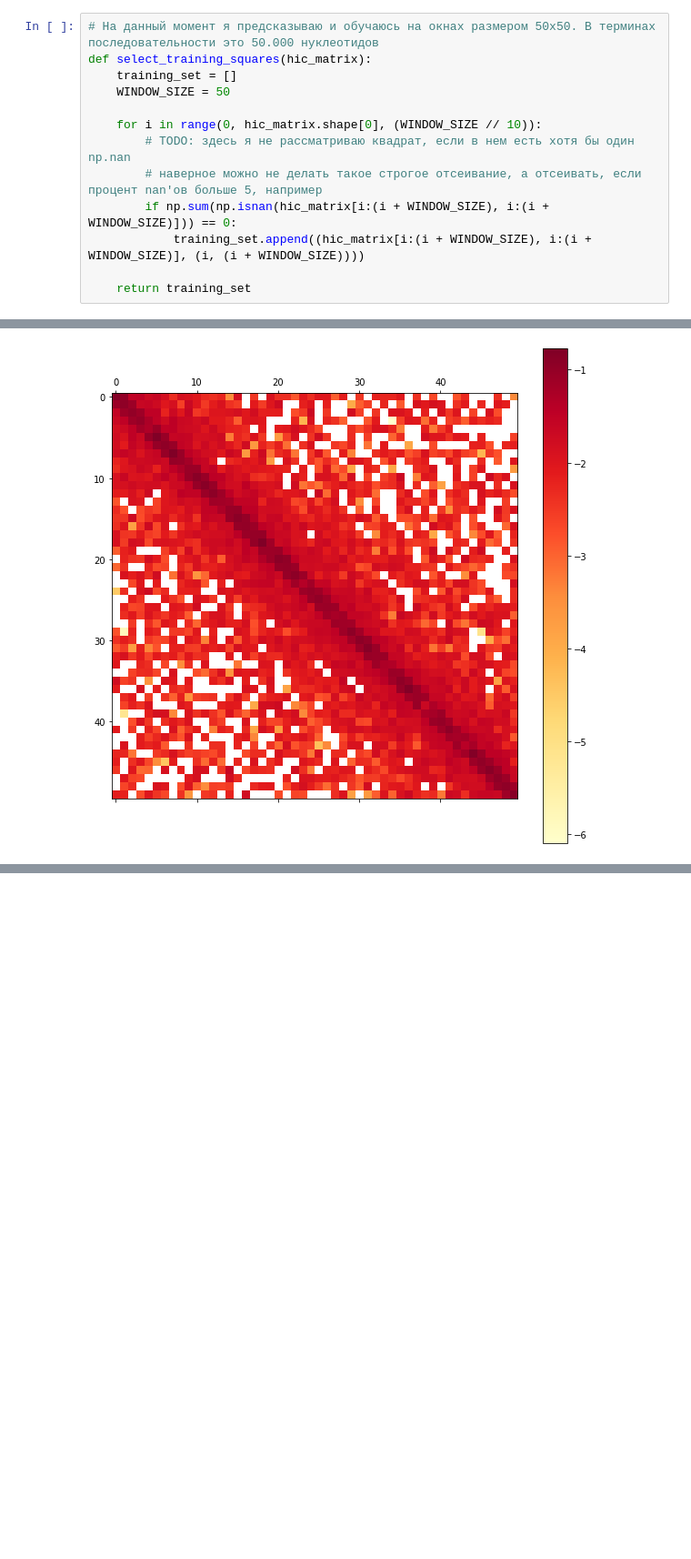
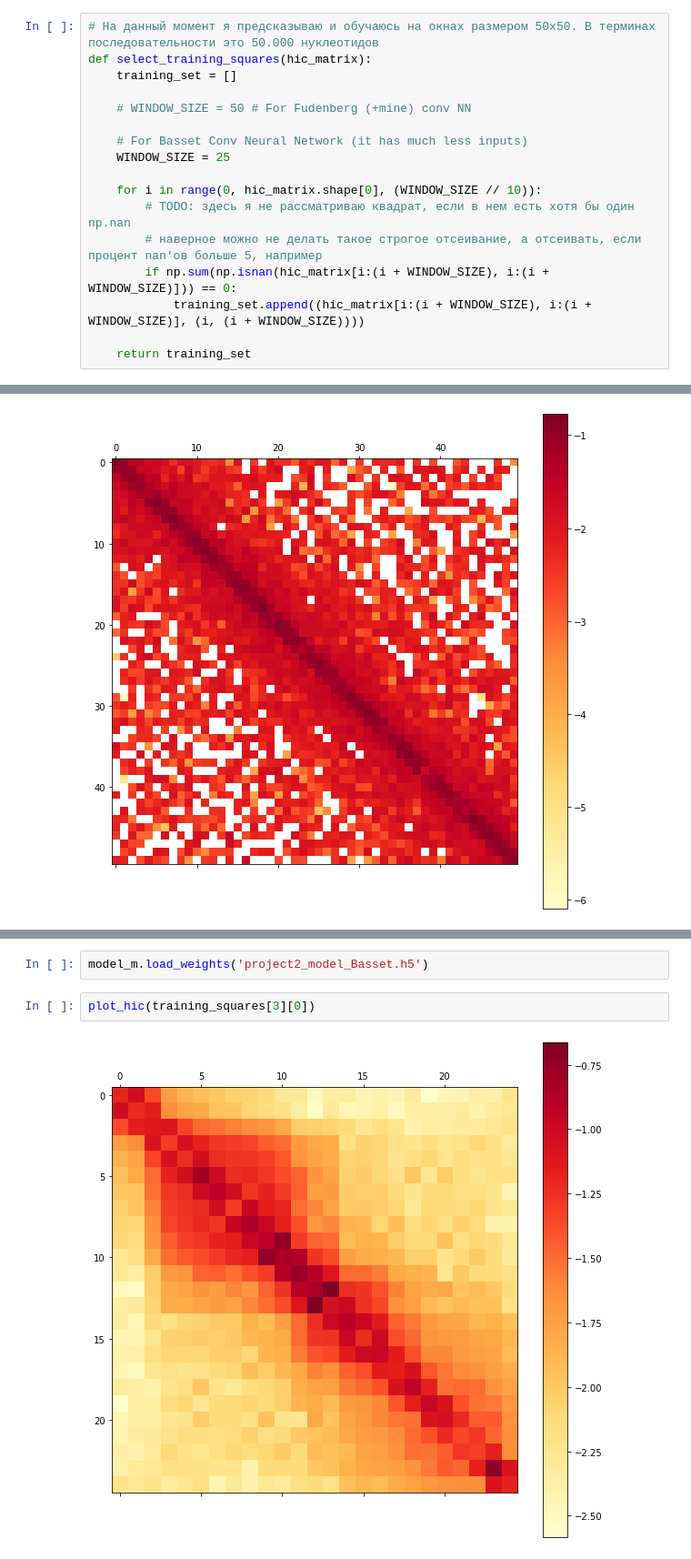
Before and after one commit to NeilAlishev/HiCPredictor, a Jupyter notebook: DeepHiCResearch.ipynb, the cells around one changed output, grey strips where cells are left out. Shown at 91% size. Cells and saved outputs as stored; diff of their text form; blank space fills up the shorter version.

Commit message:
Add Basset model

```diff
--- a/DeepHiCResearch.ipynb
+++ b/DeepHiCResearch.ipynb
@@ -53,7 +70,11 @@ def one_hot_dna(sequence):
 # На данный момент я предсказываю и обучаюсь на окнах размером 50x50. В терминах последовательности это 50.000 нуклеотидов
 def select_training_squares(hic_matrix):
     training_set = []
-    WINDOW_SIZE = 50
+
+    # WINDOW_SIZE = 50 # For Fudenberg (+mine) conv NN
+
+    # For Basset Conv Neural Network (it has much less inputs)
+    WINDOW_SIZE = 25
 
     for i in range(0, hic_matrix.shape[0], (WINDOW_SIZE // 10)):
         # TODO: здесь я не рассматриваю квадрат, если в нем есть хотя бы один np.nan
@@ -219,0 +298,6 @@ plot_hic(prediction.reshape((50, 50)))
+# %%
+model_m.load_weights('project2_model_Basset.h5')
+# %%
+plot_hic(training_squares[3][0])
+# %% [output]
+[figure, added]
```
Also changed, not shown: parts of 11 cells of this notebook.
